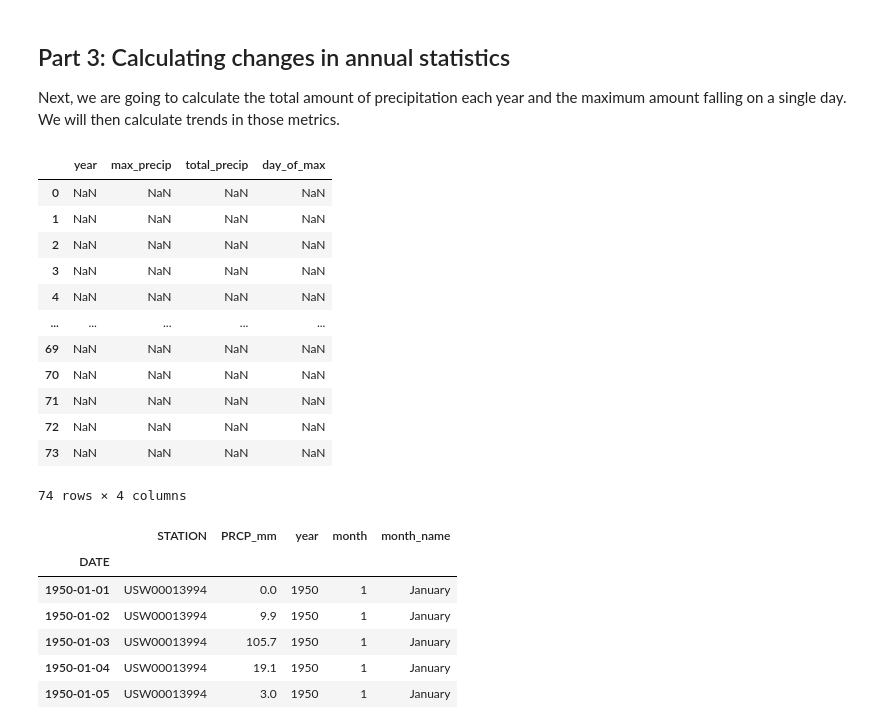
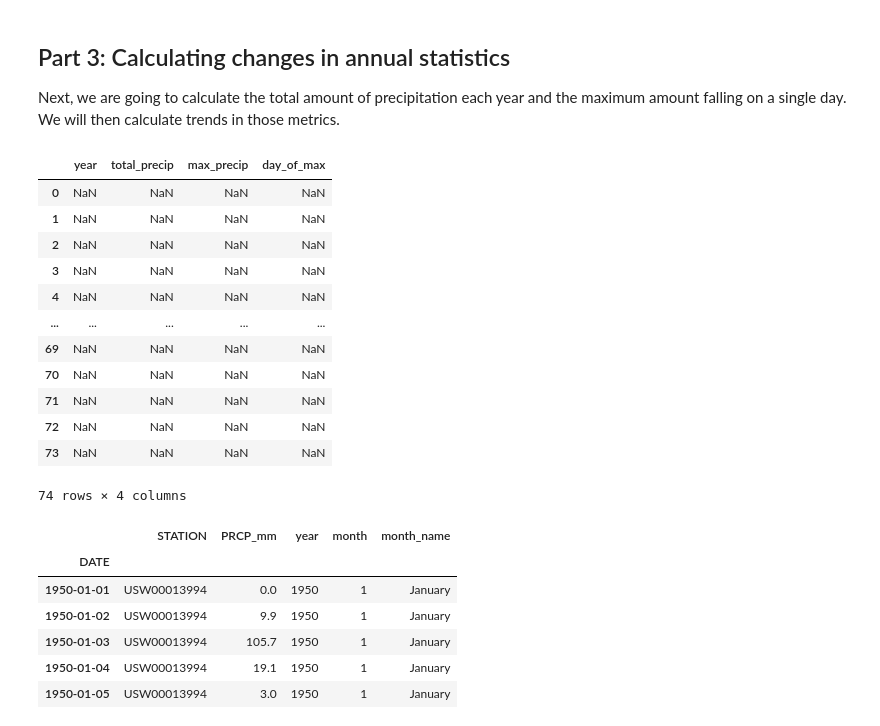
Before and after one commit to fdavenport/course-climate-change-impacts, a Jupyter notebook: lectures/05_Analyzing_the_Hydrologic_Cycle.ipynb, the cells around one changed output. Cells and saved outputs as stored; diff of their text form; code cells hidden in the pictures.

```diff
--- a/lectures/05_Analyzing_the_Hydrologic_Cycle.ipynb
+++ b/lectures/05_Analyzing_the_Hydrologic_Cycle.ipynb
@@ -403,10 +403,10 @@ dtype: object
 
 Next, we are going to calculate the total amount of precipitation each year and the maximum amount falling on a single day. We will then calculate trends in those metrics.
 # %%
-annual_stats = pd.DataFrame(columns = ["year", "max_precip", "total_precip", "day_of_max"], index = range(74))
+annual_stats = pd.DataFrame(columns = ["year", "total_precip", "max_precip", "day_of_max"], index = range(74))
 annual_stats
 # %% [output]
-|  | year | max_precip | total_precip | day_of_max |
+|  | year | total_precip | max_precip | day_of_max |
 | 0 | NaN | NaN | NaN | NaN |
 | 1 | NaN | NaN | NaN | NaN |
 | 2 | NaN | NaN | NaN | NaN |
```
Also changed, not shown: parts of 11 cells of this notebook.
